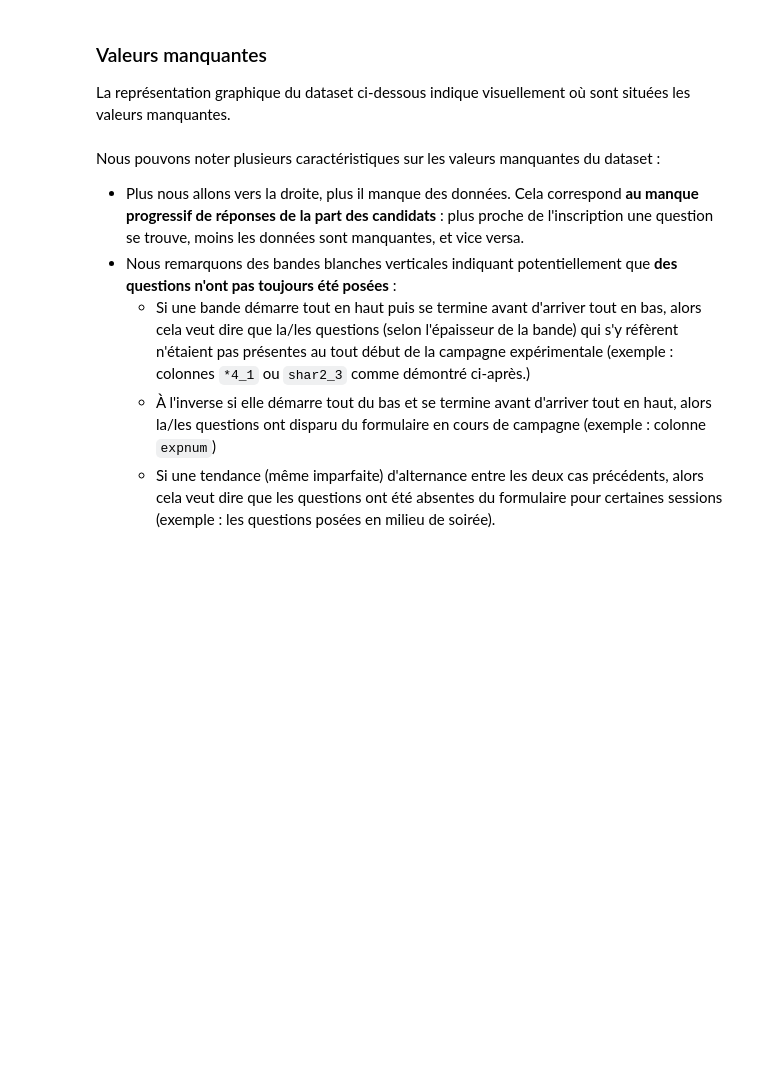
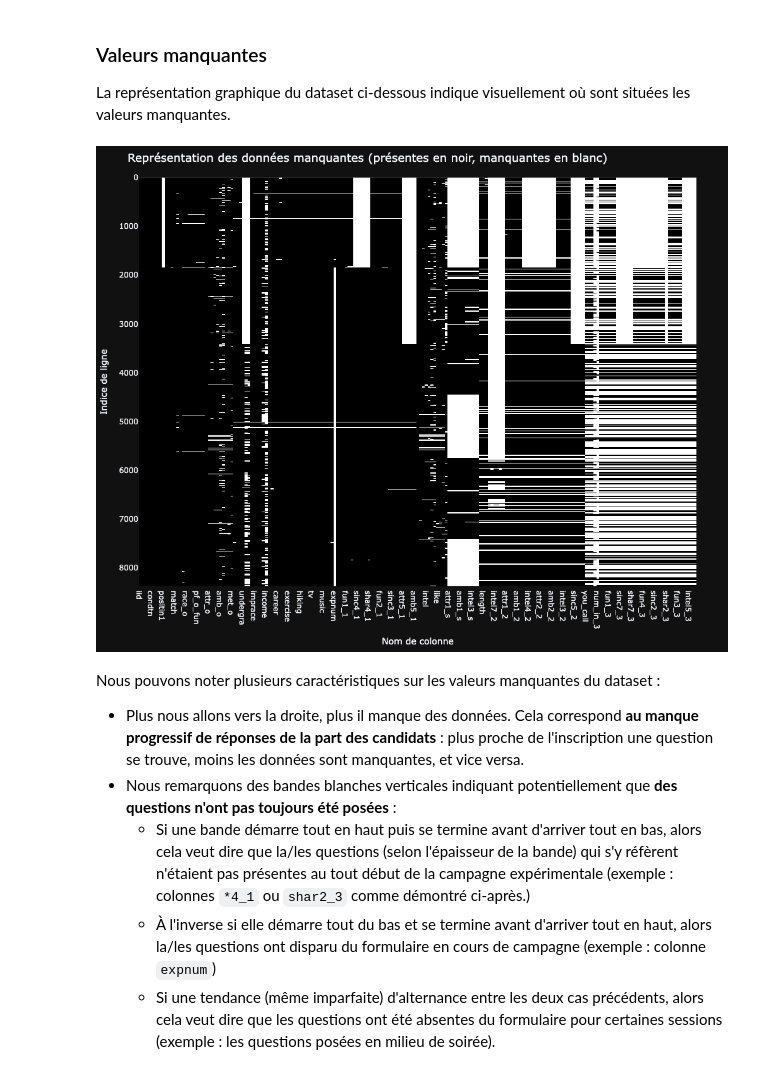
Before and after one commit to YoannRobert/jedha_projects, a Jupyter notebook: bloc2/Tinder/notebooks/Tinder.ipynb, the cells around one changed output. Saved outputs shown, nothing was run; the diff lists cells and outputs as text; code cells hidden in the pictures; blank space fills up the shorter version.

Commit message:
Added display of plots in GitHub into notebook for Tinder

```diff
--- a/bloc2/Tinder/notebooks/Tinder.ipynb
+++ b/bloc2/Tinder/notebooks/Tinder.ipynb
@@ -392,6 +394,12 @@ tinder_template = go.layout.Template(
 )
 pio.templates["tinder_template"] = tinder_template
 pio.templates.default = "plotly_dark+tinder_template"
+
+IMG_DIR = "../images"
+EXPORT_IMG = False
+SHOW_INTERACTIVE_FIG = False
+index_image = 0
+os.makedirs(IMG_DIR, exist_ok=True)
 # %% [markdown]
 ---
 
@@ -437,28 +445,37 @@ La représentation graphique du dataset ci-dessous indique visuellement où sont
 # %%
 fig = go.Figure(
     go.Heatmap(
         z=df.isna().astype(int).values,
         x=df.columns.tolist(),
         y=df.index.tolist(),
         colorscale=[[0, 'black'], [1, 'white']],
         showscale=False
     )
 )
 
 fig.update_layout(
     height=800,
     title=dict(
         text="Représentation des données manquantes (présentes en noir, manquantes en blanc)",
     )
 )
 fig.update_xaxes(
     title="Nom de colonne"
 )
 fig.update_yaxes(
     autorange='reversed',
     title="Indice de ligne"
 )
-fig.show()
+if EXPORT_IMG:
+    index_image += 1
+    fig.write_image(f"{IMG_DIR}/{index_image:02d}_representation_donnees_manquantes.png")
+elif SHOW_INTERACTIVE_FIG:
+    fig.show()
+else:
+    img_bytes = fig.to_image(format="png")
+    display(Image(img_bytes))
+# %% [output]
+[figure, added]
 # %% [markdown]
 Nous pouvons noter plusieurs caractéristiques sur les valeurs manquantes du dataset :
 - Plus nous allons vers la droite, plus il manque des données. Cela correspond **au manque progressif de réponses de la part des candidats** : plus proche de l'inscription une question se trouve, moins les données sont manquantes, et vice versa.
```
Also changed, not shown: parts of 20 cells of this notebook.
